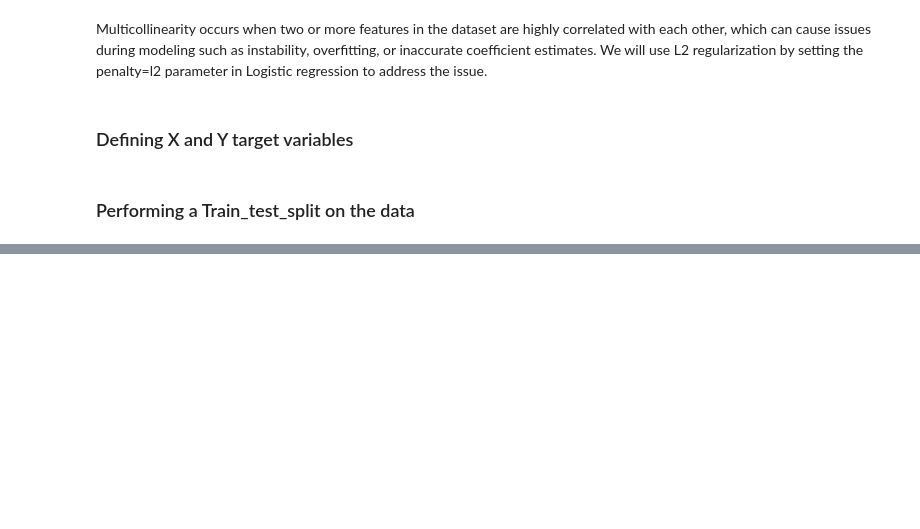
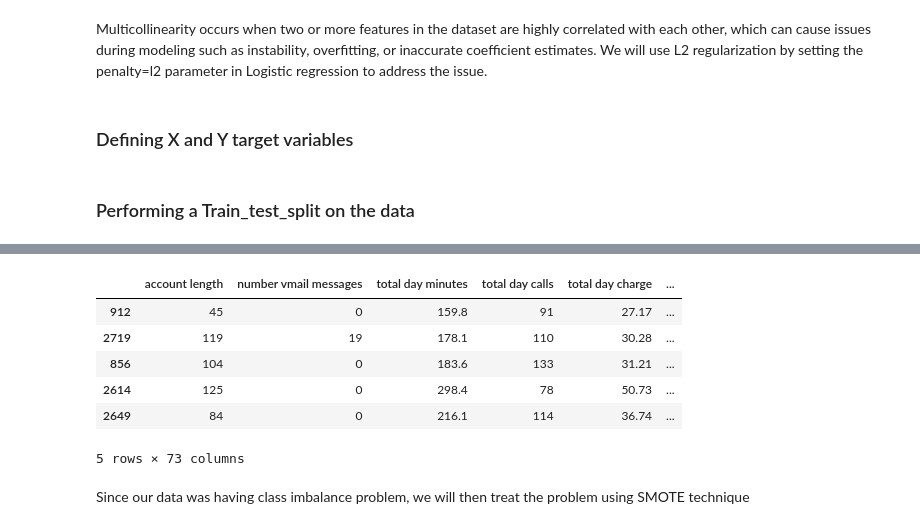
Before and after one commit to AgathaNyambati/SyriaTel-Customer-Churn, a Jupyter notebook: churn.ipynb, the cells around one changed output, grey strips where cells are left out. Saved outputs shown, nothing was run; the diff lists cells and outputs as text; code cells hidden in the pictures; blank space fills up the shorter version.

```diff
--- a/churn.ipynb
+++ b/churn.ipynb
@@ -423,0 +453,14 @@ ohe = OneHotEncoder(handle_unknown="ignore", sparse_output=False)
+# %%
+X_train_encoded_df = pd.get_dummies(X_train_categorical_encoded, columns=['area code'])
+
+X_train_encoded_df.head()
+# %% [output]
+|  | account length | number vmail messages | total day minutes | total day calls | total day charge | ... |
+| 912 | 45 | 0 | 159.8 | 91 | 27.17 | ... |
+| 2719 | 119 | 19 | 178.1 | 110 | 30.28 | ... |
+| 856 | 104 | 0 | 183.6 | 133 | 31.21 | ... |
+| 2614 | 125 | 0 | 298.4 | 78 | 50.73 | ... |
+| 2649 | 84 | 0 | 216.1 | 114 | 36.74 | ... |
+5 rows × 73 columns
+# %% [markdown]
+Since our data was having class imbalance problem, we will then treat the problem using SMOTE technique
```
Also changed, not shown: parts of 10 cells of this notebook.
